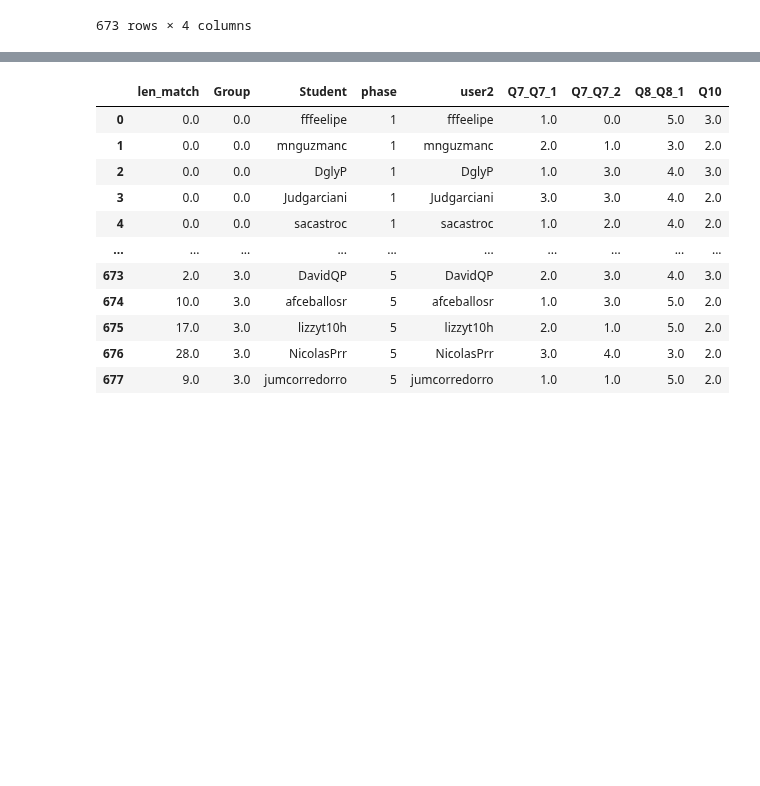
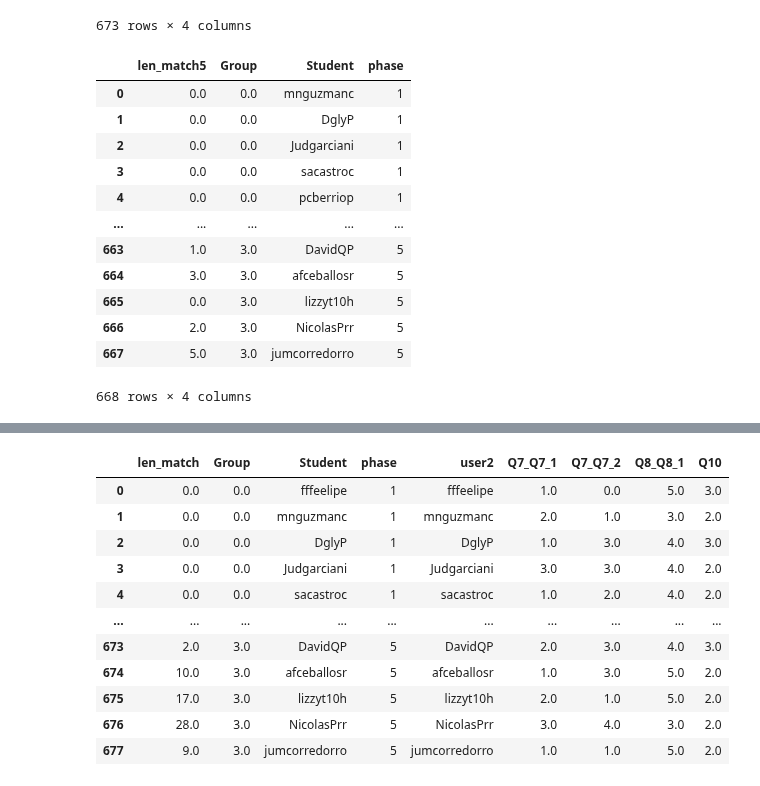
Before and after one commit to ironhacks/spring-2017-analysis, a Jupyter notebook: spring-2017/script/analysis/Panel-Data-Rareness.ipynb, the cells around one changed output, grey strips where cells are left out. Drawn from its saved outputs; the diff is of its cells as text; code cells hidden in the pictures; blank space fills up the shorter version.

```diff
--- a/spring-2017/script/analysis/Panel-Data-Rareness.ipynb
+++ b/spring-2017/script/analysis/Panel-Data-Rareness.ipynb
@@ -76,3 +126,25 @@ rare
 | 671 | 28.0 | 3.0 | NicolasPrr | 5 |
 | 672 | 9.0 | 3.0 | jumcorredorro | 5 |
 673 rows × 4 columns
+# %%
+rare5 = pd.concat([group0_phase1_match5, group0_phase2_match5, group0_phase3_match5,
+                         group0_phase4_match5, group0_phase5_match5,
+                         group1_phase1_match5, group1_phase2_match5, group1_phase3_match5, group1_phase4_match5,
+                         group1_phase5_match5, group2_phase1_match5, group2_phase2_match5, group2_phase3_match5,
+                         group2_phase4_match5, group2_phase5_match5, group3_phase1_match5, group3_phase2_match5,
+                         group3_phase3_match5, group3_phase4_match5, group3_phase5_match5], ignore_index = True)
+rare5
+# %% [output]
+|  | len_match5 | Group | Student | phase |
+| 0 | 0.0 | 0.0 | mnguzmanc | 1 |
+| 1 | 0.0 | 0.0 | DglyP | 1 |
+| 2 | 0.0 | 0.0 | Judgarciani | 1 |
+| 3 | 0.0 | 0.0 | sacastroc | 1 |
+| 4 | 0.0 | 0.0 | pcberriop | 1 |
+| ... | ... | ... | ... | ... |
+| 663 | 1.0 | 3.0 | DavidQP | 5 |
+| 664 | 3.0 | 3.0 | afceballosr | 5 |
+| 665 | 0.0 | 3.0 | lizzyt10h | 5 |
+| 666 | 2.0 | 3.0 | NicolasPrr | 5 |
+| 667 | 5.0 | 3.0 | jumcorredorro | 5 |
+668 rows × 4 columns
```
Also changed, not shown: parts of 5 cells of this notebook, 3 other files.
